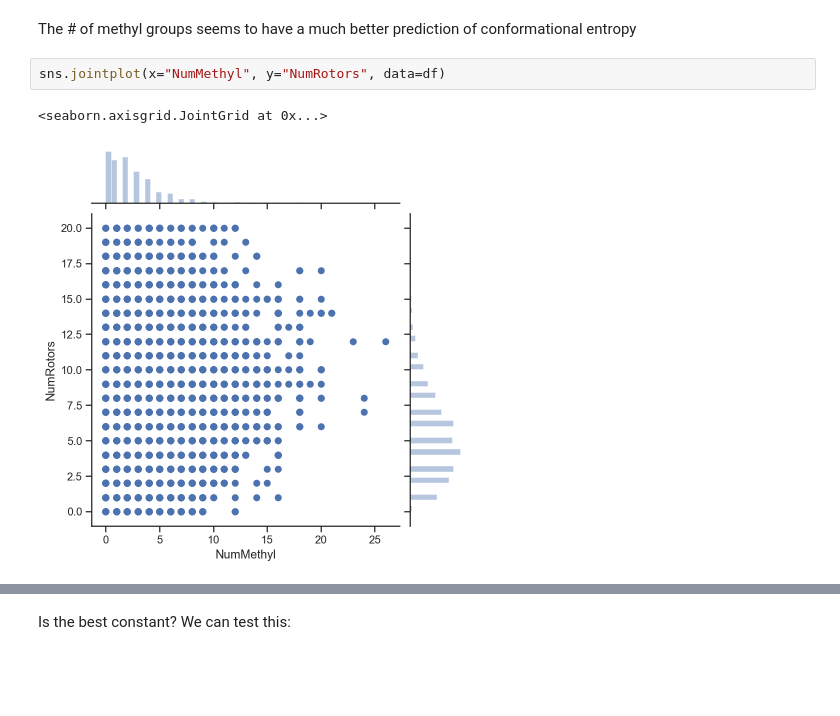
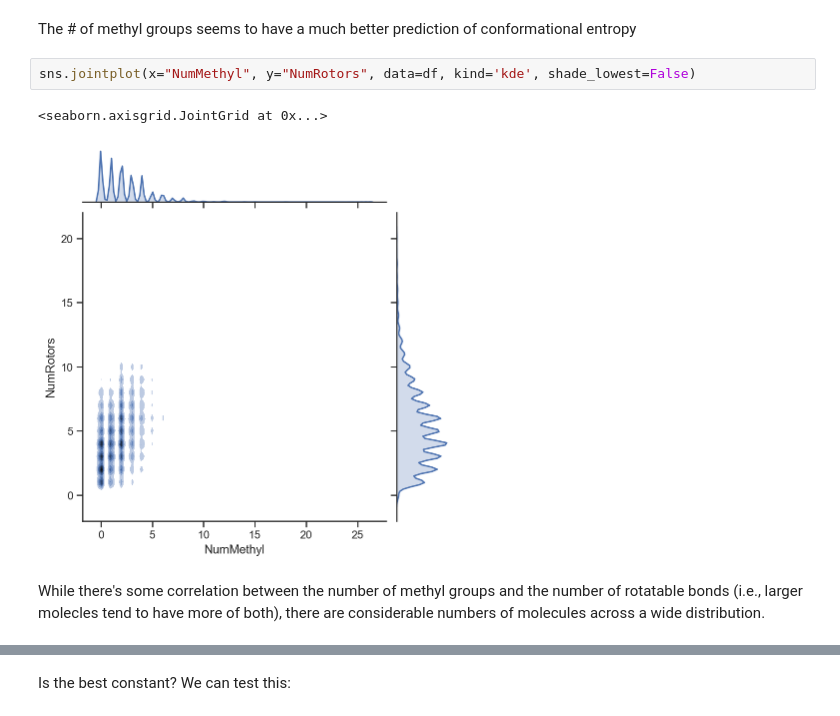
Before and after one commit to ghutchis/molecular-entropies, a Jupyter notebook: conf-analysis.ipynb, the cells around one changed output, grey strips where cells are left out. Drawn from its saved outputs; the diff is of its cells as text; blank space fills up the shorter version.

```diff
--- a/conf-analysis.ipynb
+++ b/conf-analysis.ipynb
@@ -132,10 +154,12 @@ sns.violinplot(x="NumMethyl", y="ConfEntropy", data=df)
 # %% [markdown]
 The # of methyl groups seems to have a much better prediction of conformational entropy
 # %%
-sns.jointplot(x="NumMethyl", y="NumRotors", data=df)
+sns.jointplot(x="NumMethyl", y="NumRotors", data=df, kind='kde', shade_lowest=False)
 # %% [output]
 <seaborn.axisgrid.JointGrid at 0x...>
-[figure, old version]
+[figure, new version]
+# %% [markdown]
+While there's some correlation between the number of methyl groups and the number of rotatable bonds (i.e., larger molecles tend to have more of both), there are considerable numbers of molecules across a wide distribution.
 # %%
 lm3 = ols('ConfEntropy~NumRotors+NumMethyl', df).fit()
 print(lm3.summary())
```
Also changed, not shown: parts of 34 cells of this notebook, 21 other files.
